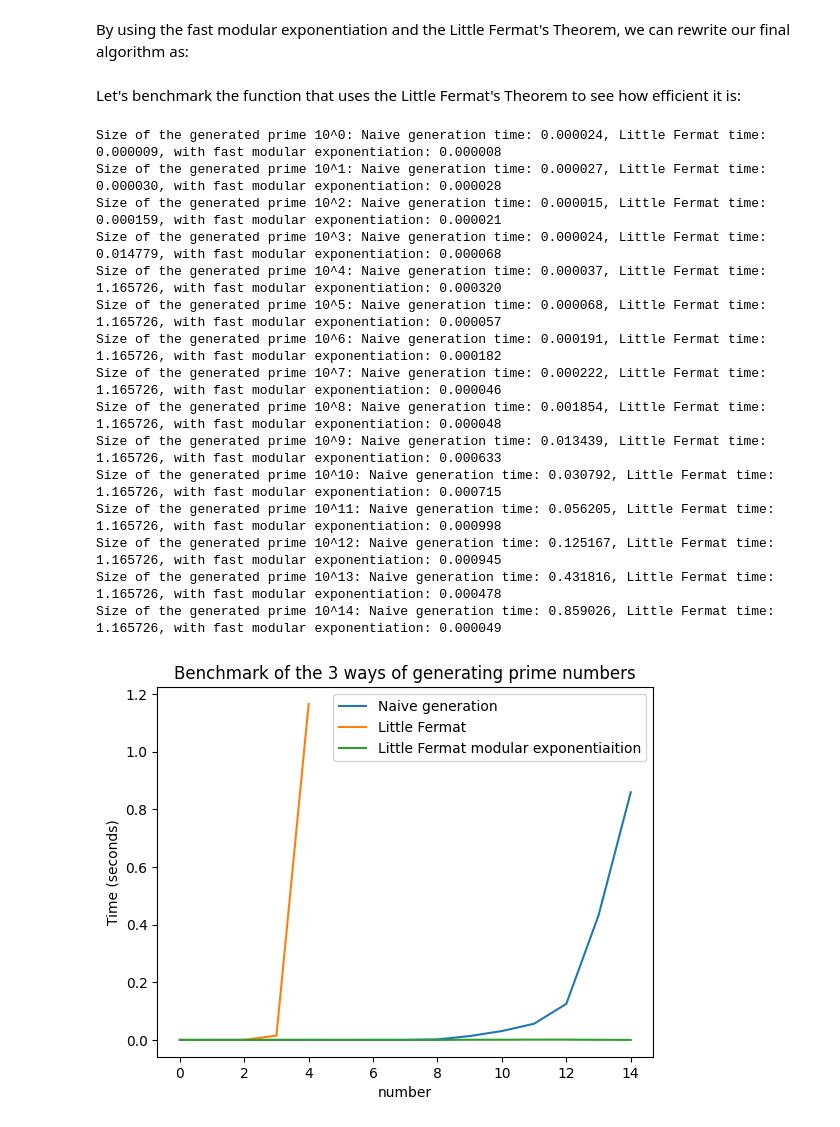
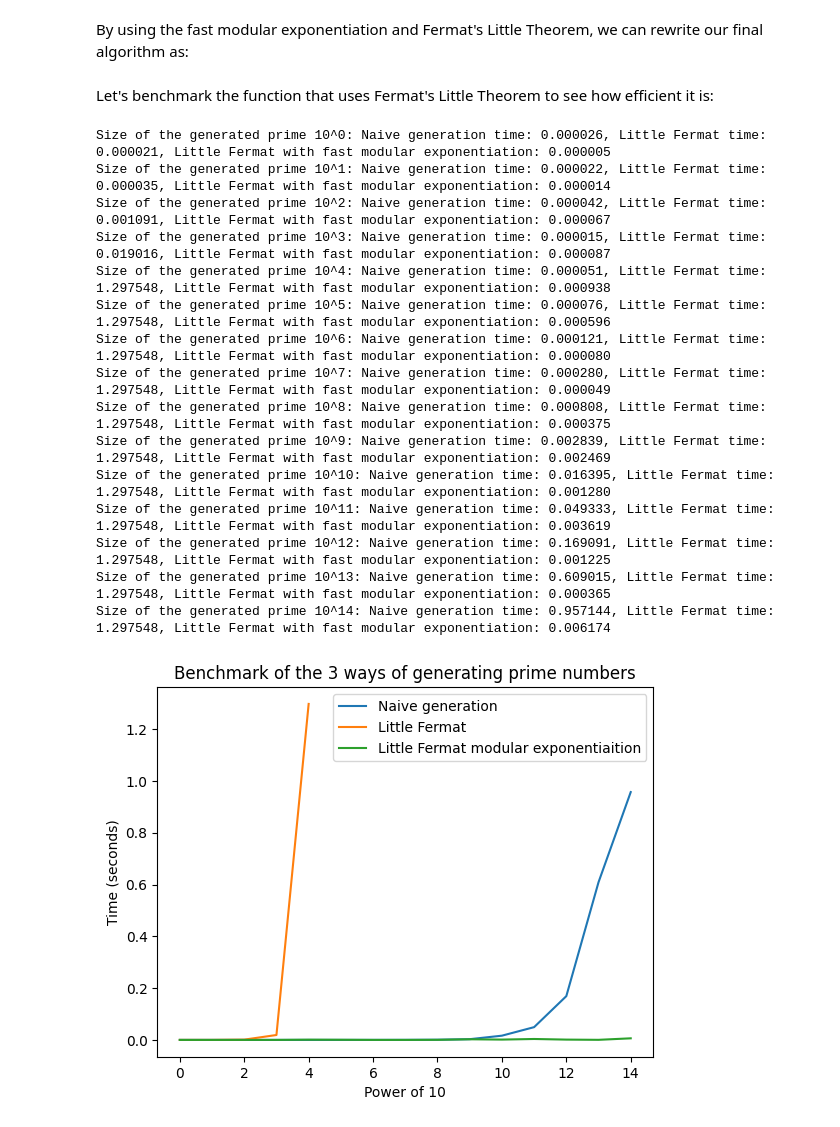
Before and after one commit to Tatsuya28/IT41-project, a Jupyter notebook: IT41_RSA.ipynb, the cells around one changed output. Cells and saved outputs as stored; diff of their text form; code cells hidden in the pictures.

```diff
--- a/IT41_RSA.ipynb
+++ b/IT41_RSA.ipynb
@@ -104,7 +107,7 @@ def is_prime(n):
     return True
 
 def generate_prime(n_digits):
-    """Generates random numbers between 10^n_digits and 10^(n_digits+1) and returns it if it's prime"""
+    """Generates random numbers between 10^n_digits and 10^(n_digits+1) and returns it if it is prime"""
     while True:
         n = random.randint(10**n_digits, 10**(n_digits+1))
         if is_prime(n):
@@ -149,4 +154,5 @@ In python, we can use the following code to do implement this approach :
 # %%
+#Naive powering algorithm
 def power(a,n):
     res = 1
     for i in range(n):
@@ -154,9 +160,10 @@ def power(a,n):
     return res
 
 def generate_prime_little_Fermat(n_digits):
-    a = 2
+    a1 = 2
+    a2 = 3
     while True:
         p = random.randint(10**n_digits, 10**(n_digits+1)) #Generate a random integer between min and max
-        if (power(a,p-1)%p)==1: #We check that a^(p-1) is equal to 1 mod p
+        if (power(a1,p-1)%p)==(power(a2,p-1)%p)==1: #We check that a^(p-1) is equal to 1 mod p
             return p
 # %% [markdown]
@@ -202,14 +268,17 @@ From this we conclude that the algorithm is logarithmic with resoect to the expo
 # %% [markdown]
-By using the fast modular exponentiation and the Little Fermat's Theorem, we can rewrite our final algorithm as:
+By using the fast modular exponentiation and Fermat's Little Theorem, we can rewrite our final algorithm as:
 # %%
 def generate_prime_little_Fermat_pow_mod(n_digits):
-    a = 2
+    a_values = [2,3,5,7,11] #Adding many tests so that we can eliminate pseudo-primes
     while True:
         p = random.randint(10**n_digits, 10**(n_digits+1))
-        if pow_mod(a, p-1, p) == 1:
+        for k in a_values:
+          if not(pow_mod(k,p-1,p)==1):
+            continue
+          else:
             return p
 # %% [markdown]
-Let's benchmark the function that uses the Little Fermat's Theorem to see how efficient it is:
+Let's benchmark the function that uses Fermat's Little Theorem to see how efficient it is:
 # %%
 import matplotlib.pyplot as plt
 import time
@@ -218,51 +287,52 @@ import time
 naive_generation = []
 little_Fermat = []
 little_Fermat_pow_mod = []
+
 for number in range(0, 15):
     start_time = time.time()
     generate_prime(number)
     end_time = time.time()
     naive_time = end_time - start_time
     naive_generation.append(naive_time)
 
     if number < 5:
         start_time = time.time()
         generate_prime_little_Fermat(number)
         end_time = time.time()
         little_Fermat_time = end_time - start_time
         little_Fermat.append(little_Fermat_time)
 
     start_time = time.time()
     generate_prime_little_Fermat_pow_mod(number)
     end_time = time.time()
     little_Fermat_pow_mod_time = end_time - start_time
     little_Fermat_pow_mod.append(little_Fermat_pow_mod_time)
-    print(f"Size of the generated prime 10^{number}: Naive generation time: {naive_time:.6f}, Little Fermat time: {little_Fermat_time:.6f}, with fast modular exponentiation: {little_Fermat_pow_mod_time:.6f}")
+    print(f"Size of the generated prime 10^{number}: Naive generation time: {naive_time:.6f}, Little Fermat time: {little_Fermat_time:.6f}, Little Fermat with fast modular exponentiation: {little_Fermat_pow_mod_time:.6f}")
 
 # Plot the execution times
 plt.plot(range(0, 15), naive_generation, label="Naive generation")
 plt.plot(range(0, 5), little_Fermat, label="Little Fermat")
 plt.plot(range(0, 15), little_Fermat_pow_mod, label="Little Fermat modular exponentiaition")
-plt.xlabel("number")
+plt.xlabel("Power of 10")
 plt.ylabel("Time (seconds)")
 plt.title("Benchmark of the 3 ways of generating prime numbers")
 plt.legend()
 plt.show()
 # %% [output]
-Size of the generated prime 10^0: Naive generation time: 0.000024, Little Fermat time: 0.000009, with fast modular exponentiation: 0.000008
-Size of the generated prime 10^1: Naive generation time: 0.000027, Little Fermat time: 0.000030, with fast modular exponentiation: 0.000028
-Size of the generated prime 10^2: Naive generation time: 0.000015, Little Fermat time: 0.000159, with fast modular exponentiation: 0.000021
-Size of the generated prime 10^3: Naive generation time: 0.000024, Little Fermat time: 0.014779, with fast modular exponentiation: 0.000068
-Size of the generated prime 10^4: Naive generation time: 0.000037, Little Fermat time: 1.165726, with fast modular exponentiation: 0.000320
-Size of the generated prime 10^5: Naive generation time: 0.000068, Little Fermat time: 1.165726, with fast modular exponentiation: 0.000057
-Size of the generated prime 10^6: Naive generation time: 0.000191, Little Fermat time: 1.165726, with fast modular exponentiation: 0.000182
-Size of the generated prime 10^7: Naive generation time: 0.000222, Little Fermat time: 1.165726, with fast modular exponentiation: 0.000046
-Size of the generated prime 10^8: Naive generation time: 0.001854, Little Fermat time: 1.165726, with fast modular exponentiation: 0.000048
-Size of the generated prime 10^9: Naive generation time: 0.013439, Little Fermat time: 1.165726, with fast modular exponentiation: 0.000633
-Size of the generated prime 10^10: Naive generation time: 0.030792, Little Fermat time: 1.165726, with fast modular exponentiation: 0.000715
-Size of the generated prime 10^11: Naive generation time: 0.056205, Little Fermat time: 1.165726, with fast modular exponentiation: 0.000998
-Size of the generated prime 10^12: Naive generation time: 0.125167, Little Fermat time: 1.165726, with fast modular exponentiation: 0.000945
-Size of the generated prime 10^13: Naive generation time: 0.431816, Little Fermat time: 1.165726, with fast modular exponentiation: 0.000478
-Size of the generated prime 10^14: Naive generation time: 0.859026, Little Fermat time: 1.165726, with fast modular exponentiation: 0.000049
+Size of the generated prime 10^0: Naive generation time: 0.000026, Little Fermat time: 0.000021, Little Fermat with fast modular exponentiation: 0.000005
+Size of the generated prime 10^1: Naive generation time: 0.000022, Little Fermat time: 0.000035, Little Fermat with fast modular exponentiation: 0.000014
+Size of the generated prime 10^2: Naive generation time: 0.000042, Little Fermat time: 0.001091, Little Fermat with fast modular exponentiation: 0.000067
+Size of the generated prime 10^3: Naive generation time: 0.000015, Little Fermat time: 0.019016, Little Fermat with fast modular exponentiation: 0.000087
+Size of the generated prime 10^4: Naive generation time: 0.000051, Little Fermat time: 1.297548, Little Fermat with fast modular exponentiation: 0.000938
+Size of the generated prime 10^5: Naive generation time: 0.000076, Little Fermat time: 1.297548, Little Fermat with fast modular exponentiation: 0.000596
+Size of the generated prime 10^6: Naive generation time: 0.000121, Little Fermat time: 1.297548, Little Fermat with fast modular exponentiation: 0.000080
+Size of the generated prime 10^7: Naive generation time: 0.000280, Little Fermat time: 1.297548, Little Fermat with fast modular exponentiation: 0.000049
+Size of the generated prime 10^8: Naive generation time: 0.000808, Little Fermat time: 1.297548, Little Fermat with fast modular exponentiation: 0.000375
+Size of the generated prime 10^9: Naive generation time: 0.002839, Little Fermat time: 1.297548, Little Fermat with fast modular exponentiation: 0.002469
+Size of the generated prime 10^10: Naive generation time: 0.016395, Little Fermat time: 1.297548, Little Fermat with fast modular exponentiation: 0.001280
+Size of the generated prime 10^11: Naive generation time: 0.049333, Little Fermat time: 1.297548, Little Fermat with fast modular exponentiation: 0.003619
+Size of the generated prime 10^12: Naive generation time: 0.169091, Little Fermat time: 1.297548, Little Fermat with fast modular exponentiation: 0.001225
+Size of the generated prime 10^13: Naive generation time: 0.609015, Little Fermat time: 1.297548, Little Fermat with fast modular exponentiation: 0.000365
+Size of the generated prime 10^14: Naive generation time: 0.957144, Little Fermat time: 1.297548, Little Fermat with fast modular exponentiation: 0.006174
-[figure, old version]
+[figure, new version]
 # %% [markdown]
```
Also changed, not shown: parts of 39 cells of this notebook.
